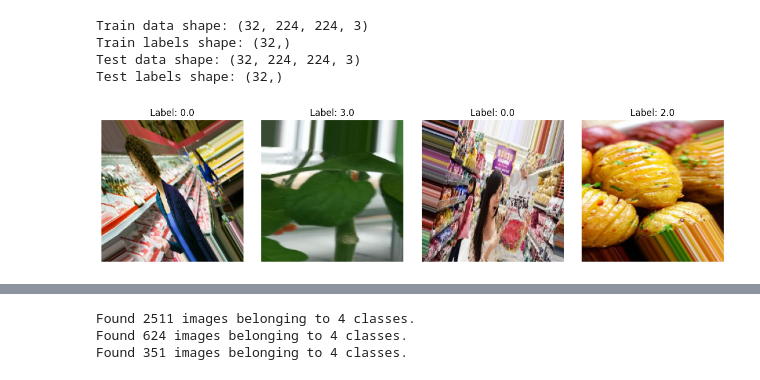
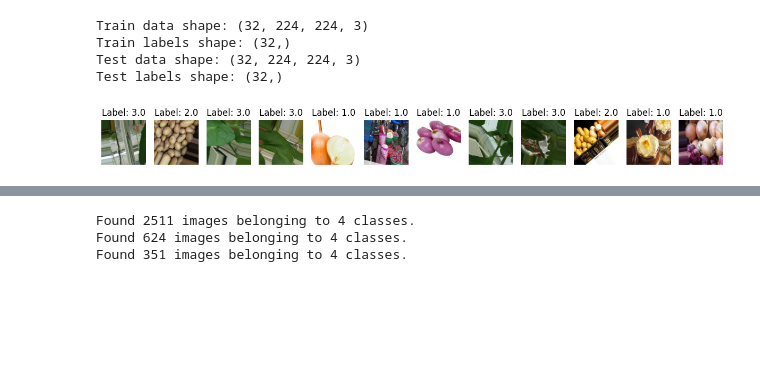
Before and after one commit to PrithiviRajMK/ScalerProjects, a Jupyter notebook: Ninja_Cart_Computer_vision.ipynb, the cells around one changed output, grey strips where cells are left out. Saved outputs shown, nothing was run; the diff lists cells and outputs as text; code cells hidden in the pictures; blank space fills up the shorter version.

```diff
--- a/Ninja_Cart_Computer_vision.ipynb
+++ b/Ninja_Cart_Computer_vision.ipynb
@@ -278,16 +278,16 @@ Test labels shape: (32,)
 # %%
 import matplotlib.pyplot as plt
 
 # Plot a few images with labels from the train generator
-fig, axes = plt.subplots(1, 4, figsize=(12, 3))
-for i in range(4):
+fig, axes = plt.subplots(1, 12, figsize=(12, 3))
+for i in range(12):
     axes[i].imshow(x_train[i])
     axes[i].set_title("Label: {}".format(y_train[i]))
     axes[i].axis("off")
 plt.tight_layout()
 plt.show()
 # %% [output]
-[figure, old version]
+[figure, new version]
 # %%
 NUM_CLASSES = 5
 
```
Also changed, not shown: parts of 11 cells of this notebook.
